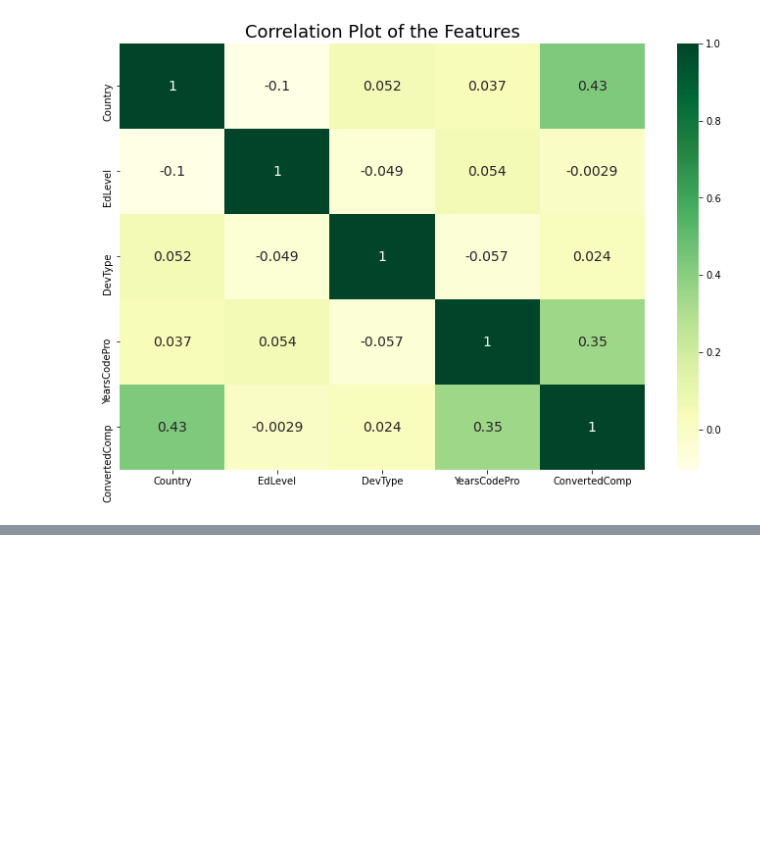
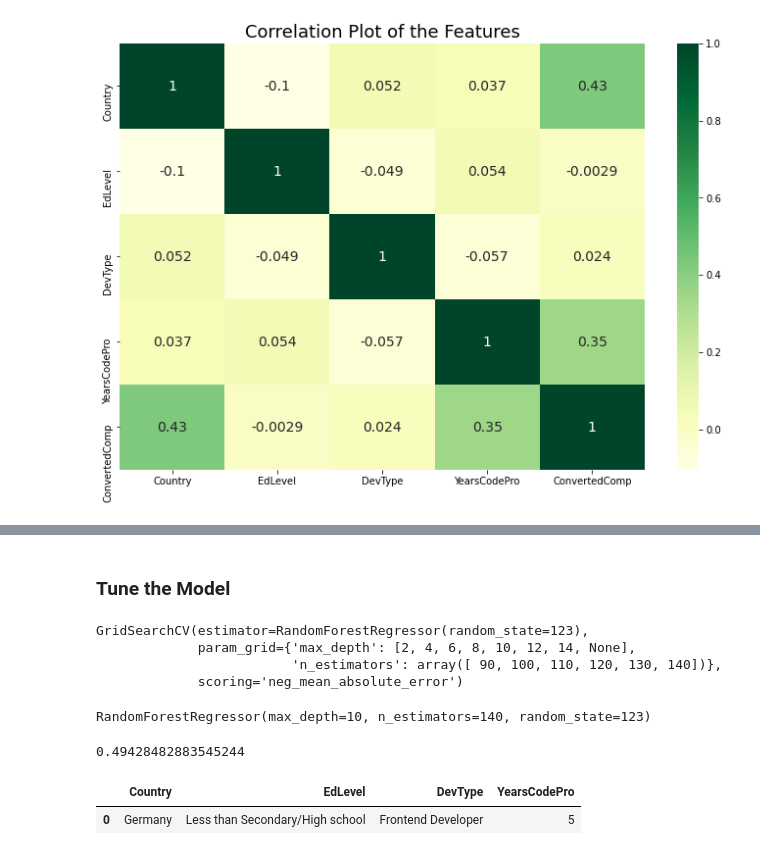
Before and after one commit to chineidu/Developer-s-survey, a Jupyter notebook: survey notebook.ipynb, the cells around one changed output, grey strips where cells are left out. Drawn from its saved outputs; the diff is of its cells as text; code cells hidden in the pictures; blank space fills up the shorter version.

```diff
--- a/survey notebook.ipynb
+++ b/survey notebook.ipynb
@@ -518,0 +530,26 @@ from sklearn.svm import SVR
+# %%
+# models
+models = {
+    'lin_model': LinearRegression(),
+    'lasso_model': Lasso(random_state=rdm_st),
+    'ridge_model': Ridge(random_state=rdm_st),
+    'dtree': DecisionTreeRegressor(random_state=rdm_st),
+    'rf_model': RandomForestRegressor(random_state=rdm_st),
+    'ada_boost': AdaBoostRegressor(random_state=rdm_st),
+    'svr': SVR(),
+}
+# %%
+for name, estimator in models.items():
+    # fit
+    estimator.fit(X_train, y_train)
+
+    # make predictions
+    y_pred = estimator.predict(X_test)
+
+    # metrics
+    mae = metrics.mean_absolute_error(y_test, y_pred)
+    mse = metrics.mean_squared_error(y_test, y_pred)
+    rmse = np.sqrt(mse)
+
+    print(f"\n\tEstimator: {name}:  \nMean_absolute_error: {mae} \nRoot_mean_squared_error: {rmse} ")
+    print("==" * 25)
@@ -518,0 +574,2 @@ from sklearn.svm import SVR
+# %% [markdown]
+### Tune the Model
@@ -518,0 +578,33 @@ from sklearn.svm import SVR
+# %%
+rf = RandomForestRegressor(random_state=rdm_st)
+rf_params = dict(n_estimators=np.arange(90, 142, 10), max_depth=[2, 4, 6, 8, 10, 12, 14, None])
+gs_rf = GridSearchCV(rf, rf_params, scoring="neg_mean_absolute_error")
+
+# fit the model
+gs_rf.fit(X_train, y_train)
+# %% [output]
+GridSearchCV(estimator=RandomForestRegressor(random_state=123),
+             param_grid={'max_depth': [2, 4, 6, 8, 10, 12, 14, None],
+                         'n_estimators': array([ 90, 100, 110, 120, 130, 140])},
+             scoring='neg_mean_absolute_error')
+# %%
+gs_rf.best_estimator_
+# %% [output]
+RandomForestRegressor(max_depth=10, n_estimators=140, random_state=123)
+# %%
+pred = gs_rf.predict(X_test)
+rmse = np.sqrt(metrics.mean_squared_error(y_test, pred))
+rmse
+# %% [output]
+0.49428482883545244
+# %%
+reg = gs_rf.best_estimator_
+
+# make predictions for new data
+new_data = dict(Country=['Germany'], EdLevel=["Less than Secondary/High school"], DevType=['Frontend Developer'], YearsCodePro=[5])
+
+new_data_df = pd.DataFrame(data=new_data)
+new_data_df
+# %% [output]
+|  | Country | EdLevel | DevType | YearsCodePro |
+| 0 | Germany | Less than Secondary/High school | Frontend Developer | 5 |
```
Also changed, not shown: parts of 11 cells of this notebook, 1 other file.
